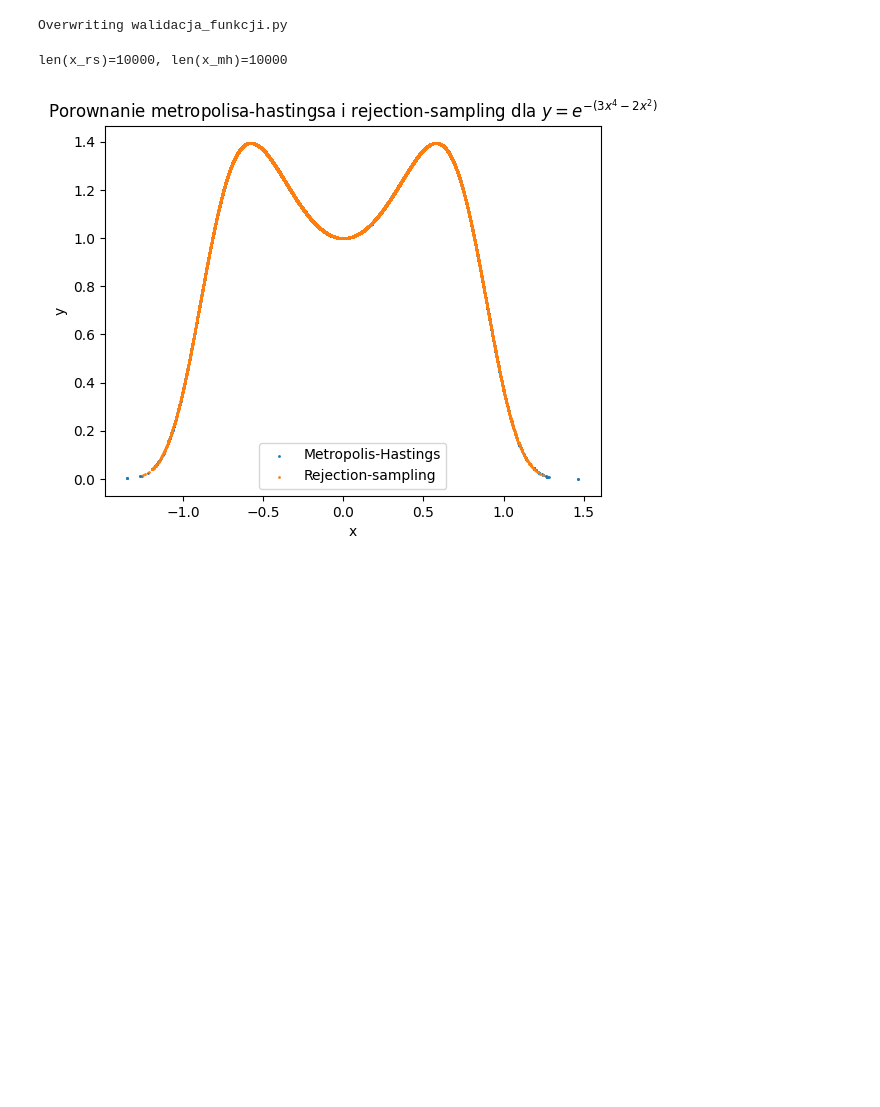
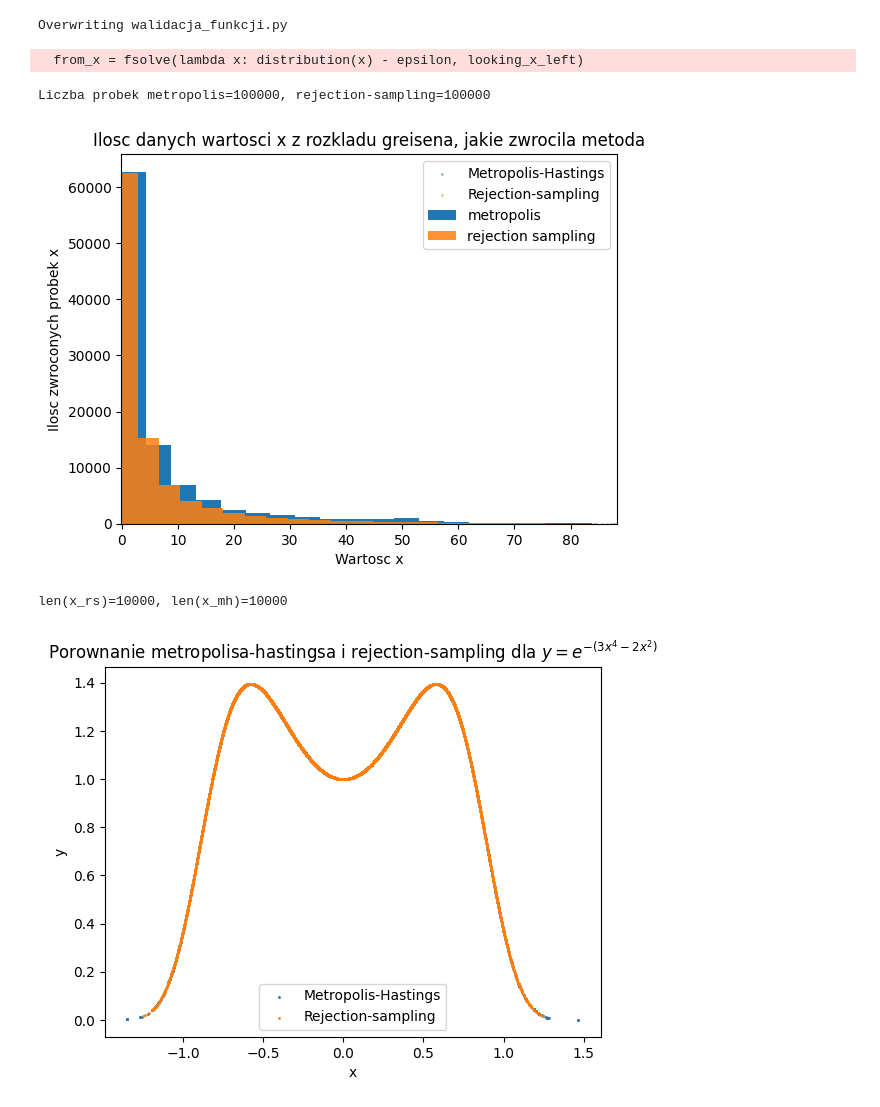
Before and after one commit to kluski777/PraktykiGAN, a Jupyter notebook: walidacja_funkcji.ipynb, the cells around one changed output. Saved outputs shown, nothing was run; the diff lists cells and outputs as text; code cells hidden in the pictures; blank space fills up the shorter version.

```diff
--- a/walidacja_funkcji.ipynb
+++ b/walidacja_funkcji.ipynb
@@ -104,6 +118,34 @@ def rejection_sampling_probing(distribution: callable, length: int, epsilon: int
     return xs, distribution(xs)
 # %% [output]
 Overwriting walidacja_funkcji.py
+# %%
+from walidacja_funkcji import *
+
+x_mh, y_mh = metropolis_hastings_probing(NKG, 100_000)
+x_rs, y_rs = rejection_sampling_probing(NKG, 100_000, 0.1)
+
+print(f'Liczba probek metropolis={len(x_mh)}, rejection-sampling={len(x_rs)}')
+
+plt.title(rf'Probkowanie Metropolisem-Hastingsem tego rozkladu greisena ${1e3:.0e}$ MeV')
+plt.scatter(x_mh, y_mh, s=0.2, label='Metropolis-Hastings')
+plt.scatter(x_rs, y_rs, s=0.2, label='Rejection-sampling')
+plt.xlabel('t - distance the shower has developed [radiation length]')
+plt.ylabel('number of particles')
+plt.legend()
+plt.xlim(-0.1, max(np.max(x_mh), np.max(x_rs)))
+plt.savefig('./Wykresy/Walidacja/NKG_z_mh_rs.jpg')
+
+plt.title('Ilosc danych wartosci x z rozkladu greisena, jakie zwrocila metoda')
+plt.hist(x_mh, bins=20, label='metropolis')
+plt.hist(x_rs, bins=20, label='rejection sampling', alpha=0.85)
+plt.legend()
+plt.xlabel('Wartosc x')
+plt.ylabel('Ilosc zwroconych probek x')
+plt.savefig('./Wykresy/Walidacja/czestosc_dla_NKG.jpg')
+# %% [output]
+  from_x = fsolve(lambda x: distribution(x) - epsilon, looking_x_left)
+Liczba probek metropolis=100000, rejection-sampling=100000
+[figure, added]
 # %%
 from walidacja_funkcji import *
 
```
Also changed, not shown: parts of 3 cells of this notebook, 6 other files.
